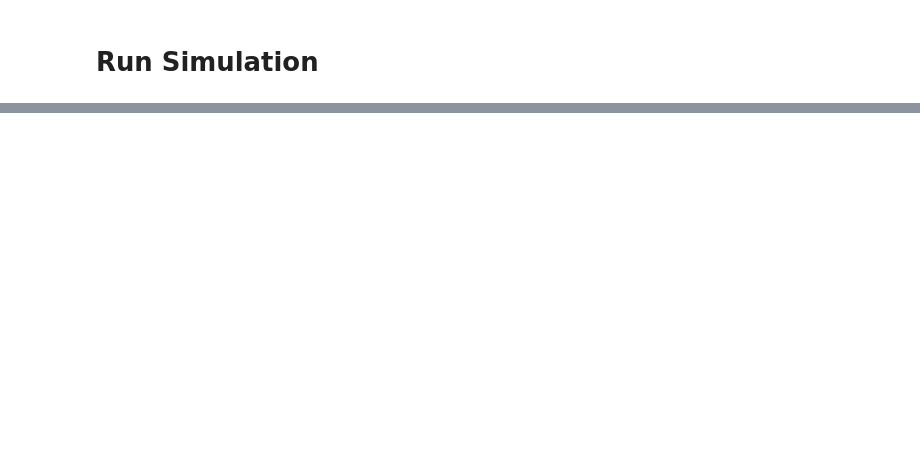
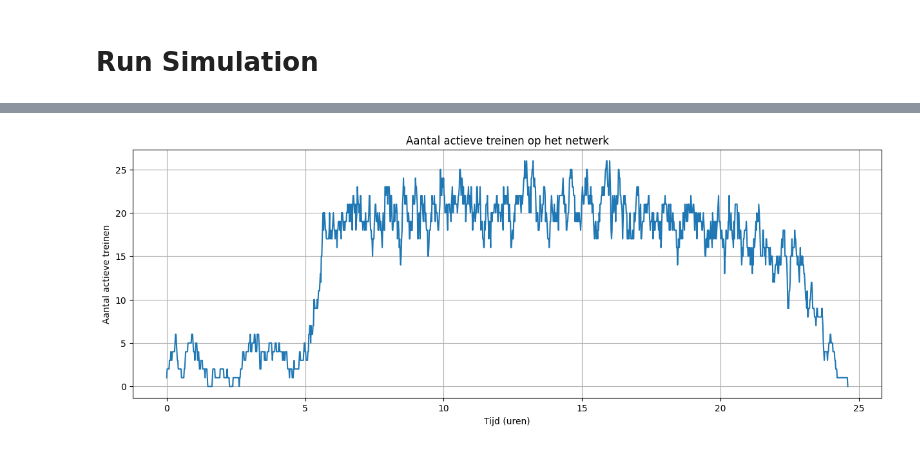
Before and after one commit to DauwDW/Thesis, a Jupyter notebook: notebooks/Run_Simulation.ipynb, the cells around one changed output, grey strips where cells are left out. Cells and saved outputs as stored; diff of their text form; code cells hidden in the pictures; blank space fills up the shorter version.

```diff
--- a/notebooks/Run_Simulation.ipynb
+++ b/notebooks/Run_Simulation.ipynb
@@ -9,12 +9,12 @@ from run_simulation import run_simulation
 from utils.metrics import compute_metrics
 
 state, df, meta, _ = run_simulation(
-    n_freight            = 1,
+    n_freight            = 182,
     trigger_strategy     = "periodic",
     event_driven_freq    = 900,
     mc_delay_per_train   = 40,
     controller_freq      = 450,
-    periodic_freq        = 1800,
+    periodic_freq        = 3600,
     threshold_confidence = 0.4,
     objective_strategy   = "static",
     upgrade_weight = 0,
@@ -100,0 +111,85 @@ Interrupt request received
+# %%
+import matplotlib.pyplot as plt
+import numpy as np
+
+# ============================================================
+# Intervallen bepalen
+# ============================================================
+
+intervals = []
+
+simulation_end = state.current_time
+
+for train_id, seg_data in state._actual.items():
+
+    entries = []
+    exits   = []
+
+    for seg_id, times in seg_data.items():
+
+        entry, exit_ = times
+
+        if entry is not None:
+            entries.append(entry)
+
+        if exit_ is not None:
+            exits.append(exit_)
+
+    if not entries:
+        continue
+
+    start = min(entries)
+
+    if exits:
+        end = max(exits)
+    else:
+        end = simulation_end
+
+    intervals.append((start, end))
+
+# ============================================================
+# Tijdas (elke minuut)
+# ============================================================
+
+max_time = max(end for _, end in intervals)
+
+times = np.arange(
+    0,
+    max_time + 60,
+    60,  # 1 minuut resolutie
+)
+
+# ============================================================
+# Actieve treinen tellen
+# ============================================================
+
+active_counts = []
+
+for t in times:
+
+    active = sum(
+        start <= t <= end
+        for start, end in intervals
+    )
+
+    active_counts.append(active)
+
+# ============================================================
+# Plot
+# ============================================================
+
+plt.figure(figsize=(15, 5))
+
+plt.plot(
+    times / 3600,
+    active_counts,
+)
+
+plt.xlabel("Tijd (uren)")
+plt.ylabel("Aantal actieve treinen")
+plt.title("Aantal actieve treinen op het netwerk")
+
+plt.grid(True)
+
+plt.show()
+# %% [output]
@@ -100,0 +213 @@ Interrupt request received
+[figure, added]
```
Also changed, not shown: parts of 3 cells of this notebook, 2 other files.
